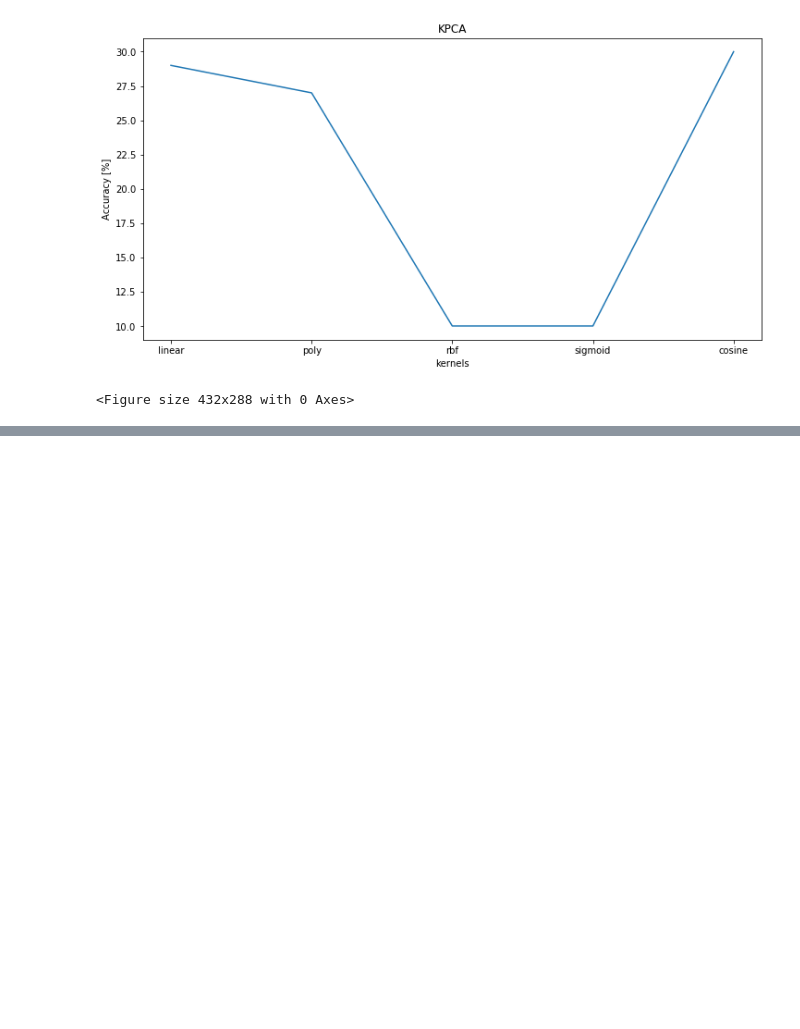
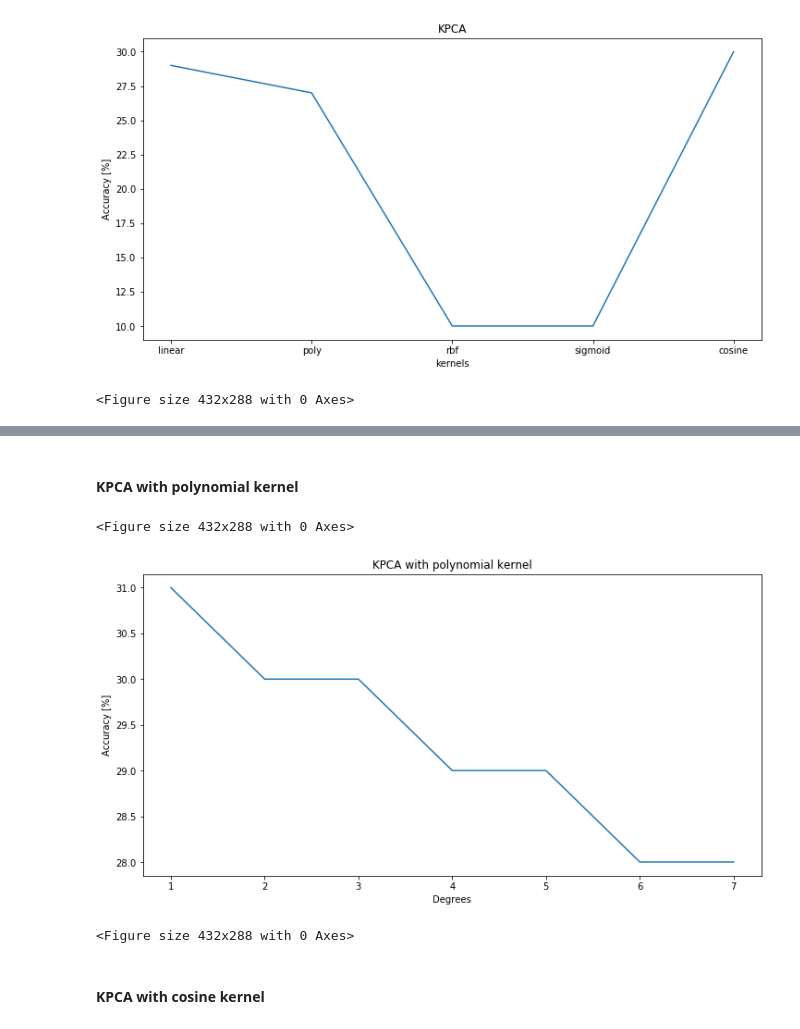
Before and after one commit to jgrodzicki/cifar_image_classification, a Jupyter notebook: PROJECT.ipynb, the cells around one changed output, grey strips where cells are left out. Cells and saved outputs as stored; diff of their text form; code cells hidden in the pictures; blank space fills up the shorter version.

```diff
--- a/PROJECT.ipynb
+++ b/PROJECT.ipynb
@@ -249,0 +253,30 @@ plt.figure()
+# %% [markdown]
+#### KPCA with polynomial kernel
+# %%
+def KPCA_poly_deg(train_x, test_x, train_y, test_y):
+    degrees = np.arange(1,8,1)
+    accs = []
+    for g in tqdm.tqdm(degrees):
+        kpca = decomposition.KernelPCA(n_components=12, kernel='poly', degree=g)
+        x_proj = kpca.fit_transform(train_x)
+        x_test_proj = kpca.transform(test_x)
+        knn = KNN(x_proj, train_y, x_test_proj, [7])
+
+        temp_acc = np.round(np.count_nonzero(knn[7] == test_y)/len(test_y),2)*100
+        accs.append(temp_acc)
+    return accs, degrees
+
+kpca_poly = KPCA_poly_deg(train_x, test_x, train_y, test_y)
+# %%
+plt.subplots(figsize=(12,6))
+plt.plot(kpca_poly[1], kpca_poly[0])
+plt.title("KPCA with polynomial kernel")
+plt.ylabel('Accuracy [%]')
+plt.xlabel('Degrees')
+plt.figure()
+# %% [output]
+<Figure size 432x288 with 0 Axes>
+[figure, added]
+<Figure size 432x288 with 0 Axes>
+# %% [markdown]
+#### KPCA with cosine kernel
```
Also changed, not shown: parts of 14 cells of this notebook.
